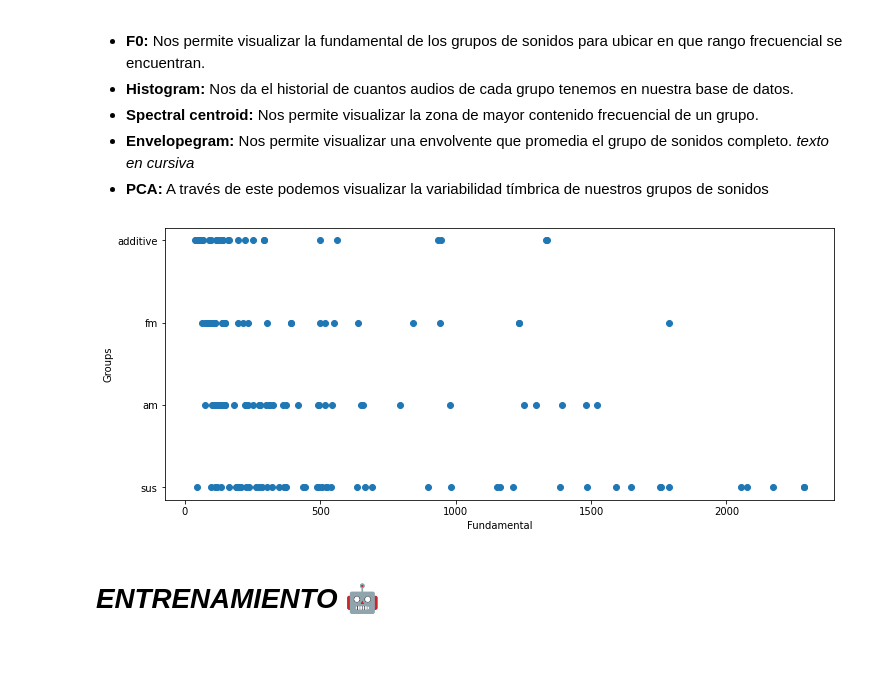
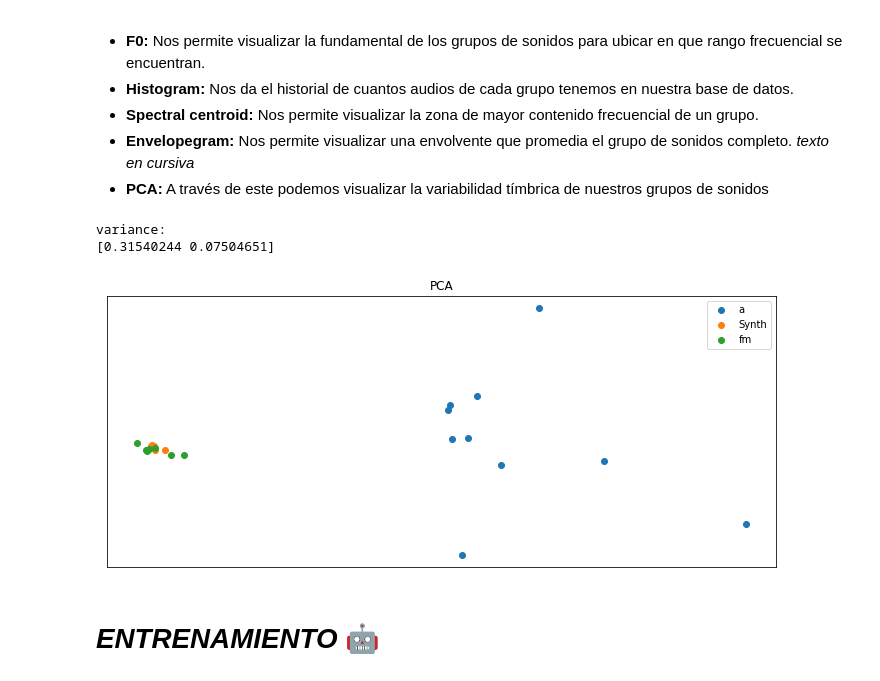
Before and after one commit to mezaga/ACIML-prototype, a Jupyter notebook: ASCIML_prototype_lab.ipynb, the cells around one changed output. Drawn from its saved outputs; the diff is of its cells as text; code cells hidden in the pictures; blank space fills up the shorter version.

```diff
--- a/ASCIML_prototype_lab.ipynb
+++ b/ASCIML_prototype_lab.ipynb
@@ -630,7 +630,7 @@ Successfully installed ffmpeg-python-0.2.0
 from sklearn import preprocessing
 from google.colab import files
 
-#dropdown = 'Crear' #@param ["Crear","Subir archivos","Grabar"]
+dropdown = 'Crear' #@param ["Crear","Subir archivos","Grabar"]
 '''
 if dropdown == 'Subir archivos':
 
@@ -849,7 +849,7 @@ ids = list(DATA_filt['id'])
 
 #ids = id_gen(DATA_filt)
 
-audio_viz = 'F0' #@param ['PCA','F0', 'Histogram','Spectral centroid', 'Envelopegram']
+audio_viz = 'PCA' #@param ['PCA','F0', 'Histogram','Spectral centroid', 'Envelopegram']
 #fig, ax = plt.subplots()
 plt.figure(figsize = [12,5])
 #fig.set_size_inches([12,5])
@@ -883,34 +883,36 @@ if audio_viz == 'PCA':
       ax.scatter(X_PCA[counter: counter + s_values[1].value, 0],
                 X_PCA[counter: counter + s_values[1].value, 1],
                 cmap= 10,
                 label = key)
       counter += s_values[1].value
       cu += 1
     ax.set_title('PCA')
     plt.xticks([])
     plt.yticks([])
     ax.legend(DATA_filt['gid'].drop_duplicates())
 
 if audio_viz == 'Spectral centroid':
   ax = plt.subplot(1,1,1)
   ax.set_xlabel("Frequencies")
   ax.set_ylabel("Groups")
   ax.scatter(x = DATA_filt['sc'],y = DATA_filt['gid'], cmap= 10)
   plt.show()
 
 if audio_viz == 'Envelopegram':
   ax = plt.subplot(1, 1, 1)
   clases = list(DATA_filt['gid'].drop_duplicates())
   for clase in clases:
       ax.plot(DATA_filt[DATA_filt['gid'] == clase]['rms'].mean())
 
   ax.legend(clases)
   ax.set_ylabel('Amplitude')
   ax.set_xlabel('Frames (1 sec)')
 
   #plt.show()
 # %% [output]
+variance:
+[0.31540244 0.07504651]
-[figure, old version]
+[figure, new version]
 # %% [markdown]
 # *ENTRENAMIENTO* 🤖
 # %%
```
Also changed, not shown: parts of 8 cells of this notebook.
